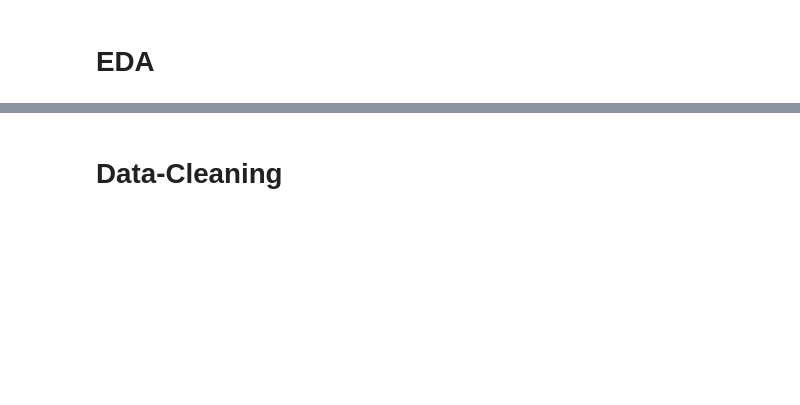
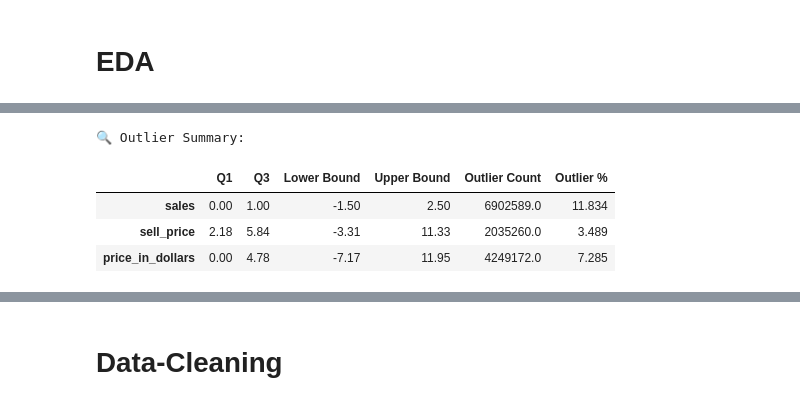
Before and after one commit to davidrimon2004/DEPI_project, a Jupyter notebook: project.ipynb, the cells around one changed output, grey strips where cells are left out. Drawn from its saved outputs; the diff is of its cells as text; code cells hidden in the pictures; blank space fills up the shorter version.

```diff
--- a/project.ipynb
+++ b/project.ipynb
@@ -120,0 +140,39 @@ final_data.to_csv("/kaggle/working/data.csv")
+# %%
+# Choose numeric columns to check
+numeric_cols = ["sales", "sell_price", "price_in_dollars"]
+
+# Create a dictionary to store results
+outlier_summary = {}
+
+for col in numeric_cols:
+    Q1 = data[col].quantile(0.25)
+    Q3 = data[col].quantile(0.75)
+    IQR = Q3 - Q1
+
+    # Define outlier thresholds
+    lower = Q1 - 1.5 * IQR
+    upper = Q3 + 1.5 * IQR
+
+    # Boolean mask for outliers
+    mask = (data[col] < lower) | (data[col] > upper)
+
+    # Store summary
+    outlier_summary[col] = {
+        "Q1": Q1,
+        "Q3": Q3,
+        "Lower Bound": lower,
+        "Upper Bound": upper,
+        "Outlier Count": mask.sum(),
+        "Outlier %": round(mask.mean() * 100, 3)
+    }
+
+# Convert to DataFrame for readability
+outlier_df = pd.DataFrame(outlier_summary).T
+print("🔍 Outlier Summary:")
+display(outlier_df)
+# %% [output]
+🔍 Outlier Summary:
+|  | Q1 | Q3 | Lower Bound | Upper Bound | Outlier Count | Outlier % |
+| sales | 0.00 | 1.00 | -1.50 | 2.50 | 6902589.0 | 11.834 |
+| sell_price | 2.18 | 5.84 | -3.31 | 11.33 | 2035260.0 | 3.489 |
+| price_in_dollars | 0.00 | 4.78 | -7.17 | 11.95 | 4249172.0 | 7.285 |
```
Also changed, not shown: parts of 15 cells of this notebook.
